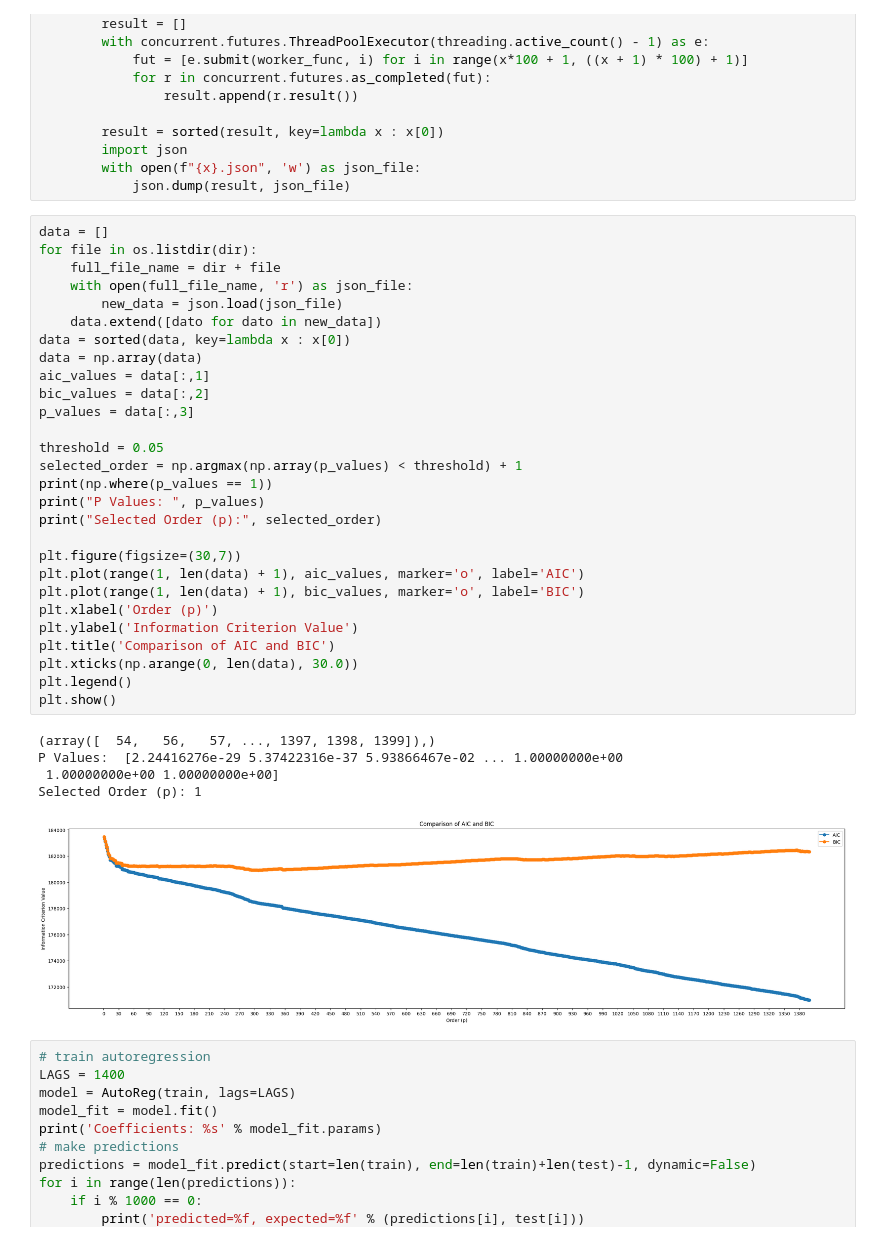
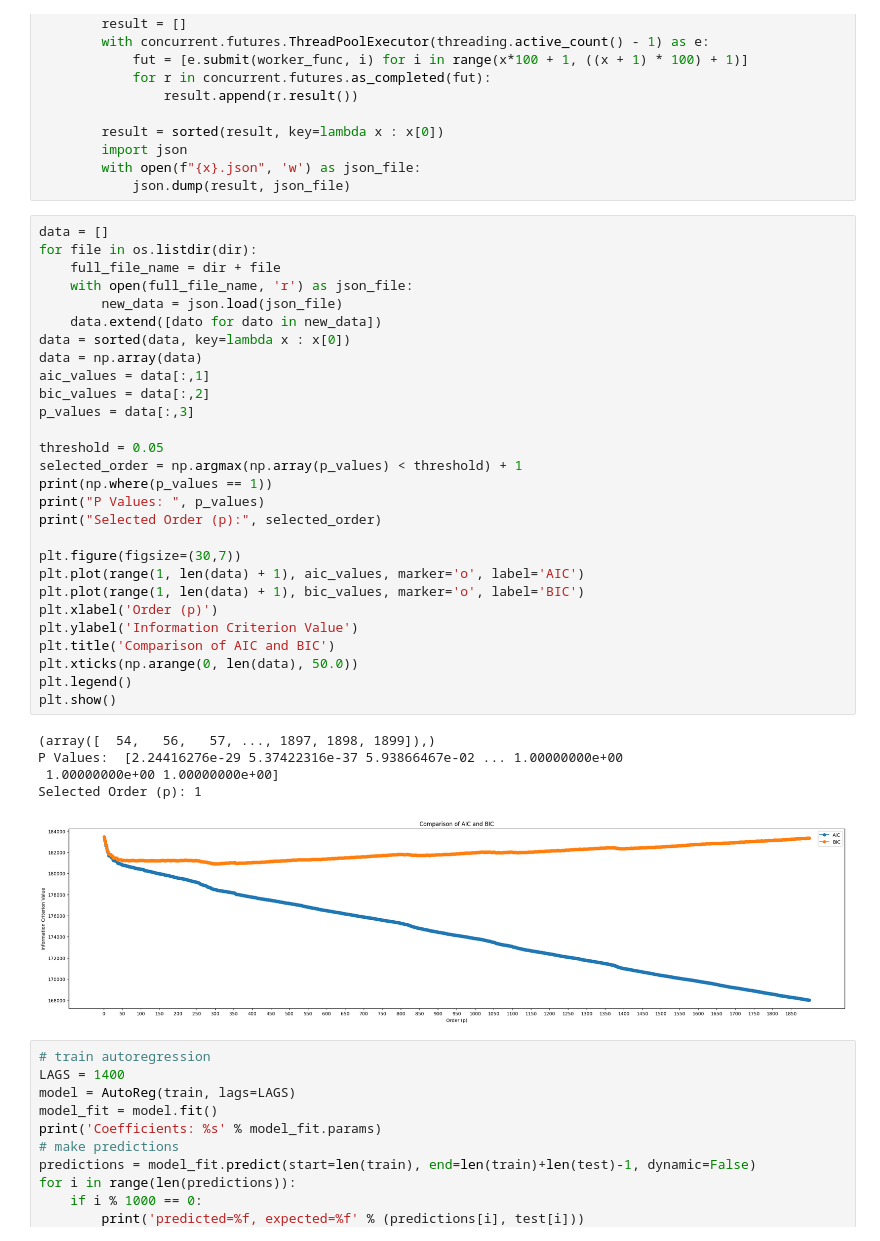
Before and after one commit to AlesKas/DIP, a Jupyter notebook: network_analytics_ar.ipynb, the cells around one changed output. Saved outputs shown, nothing was run; the diff lists cells and outputs as text.

```diff
--- a/network_analytics_ar.ipynb
+++ b/network_analytics_ar.ipynb
@@ -98,36 +98,36 @@ if len([name for name in os.listdir(dir) if os.path.isfile(os.path.join(dir, nam
 data = []
 for file in os.listdir(dir):
     full_file_name = dir + file
     with open(full_file_name, 'r') as json_file:
         new_data = json.load(json_file)
     data.extend([dato for dato in new_data])
 data = sorted(data, key=lambda x : x[0])
 data = np.array(data)
 aic_values = data[:,1]
 bic_values = data[:,2]
 p_values = data[:,3]
 
 threshold = 0.05
 selected_order = np.argmax(np.array(p_values) < threshold) + 1
 print(np.where(p_values == 1))
 print("P Values: ", p_values)
 print("Selected Order (p):", selected_order)
 
 plt.figure(figsize=(30,7))
 plt.plot(range(1, len(data) + 1), aic_values, marker='o', label='AIC')
 plt.plot(range(1, len(data) + 1), bic_values, marker='o', label='BIC')
 plt.xlabel('Order (p)')
 plt.ylabel('Information Criterion Value')
 plt.title('Comparison of AIC and BIC')
-plt.xticks(np.arange(0, len(data), 30.0))
+plt.xticks(np.arange(0, len(data), 50.0))
 plt.legend()
 plt.show()
 # %% [output]
-(array([  54,   56,   57, ..., 1397, 1398, 1399]),)
+(array([  54,   56,   57, ..., 1897, 1898, 1899]),)
 P Values:  [2.24416276e-29 5.37422316e-37 5.93866467e-02 ... 1.00000000e+00
  1.00000000e+00 1.00000000e+00]
 Selected Order (p): 1
-[figure, old version]
+[figure, new version]
 # %%
 # train autoregression
 LAGS = 1400
```
Also changed, not shown: 6 other files.
